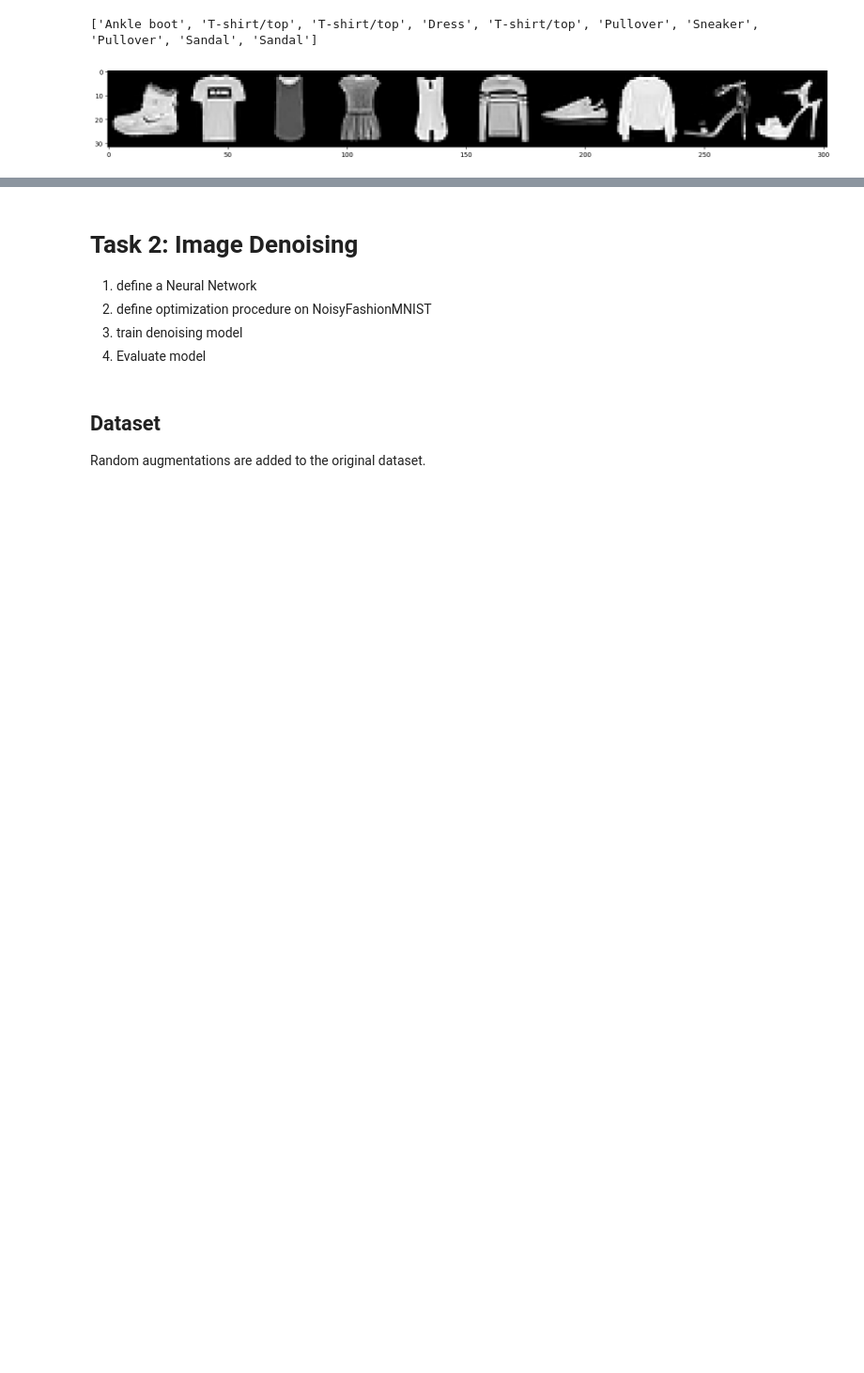
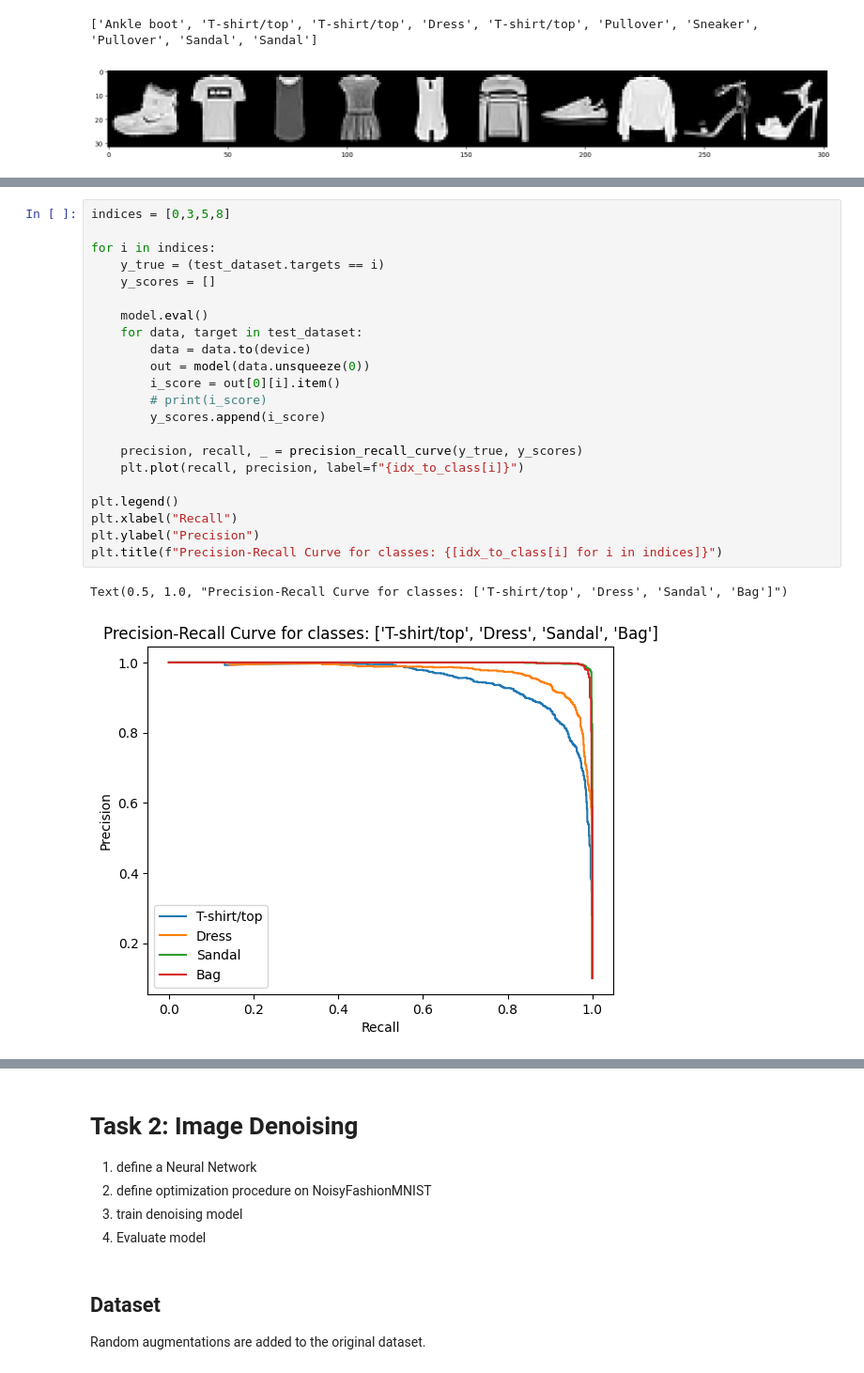
Before and after one commit to Mo20DE/AIA, a Jupyter notebook: Exercise 4/Exercise4.ipynb, the cells around one changed output, grey strips where cells are left out. Shown at 94% size. Cells and saved outputs as stored; diff of their text form; blank space fills up the shorter version.

```diff
--- a/Exercise 4/Exercise4.ipynb
+++ b/Exercise 4/Exercise4.ipynb
@@ -146,0 +349,25 @@ for epoch in range(1, epochs + 1):
+# %%
+indices = [0,3,5,8]
+
+for i in indices:
+    y_true = (test_dataset.targets == i)
+    y_scores = []
+
+    model.eval()
+    for data, target in test_dataset:
+        data = data.to(device)
+        out = model(data.unsqueeze(0))
+        i_score = out[0][i].item()
+        # print(i_score)
+        y_scores.append(i_score)
+
+    precision, recall, _ = precision_recall_curve(y_true, y_scores)
+    plt.plot(recall, precision, label=f"{idx_to_class[i]}")
+
+plt.legend()
+plt.xlabel("Recall")
+plt.ylabel("Precision")
+plt.title(f"Precision-Recall Curve for classes: {[idx_to_class[i] for i in indices]}")
+# %% [output]
+Text(0.5, 1.0, "Precision-Recall Curve for classes: ['T-shirt/top', 'Dress', 'Sandal', 'Bag']")
+[figure, added]
```
Also changed, not shown: parts of 47 cells of this notebook.
